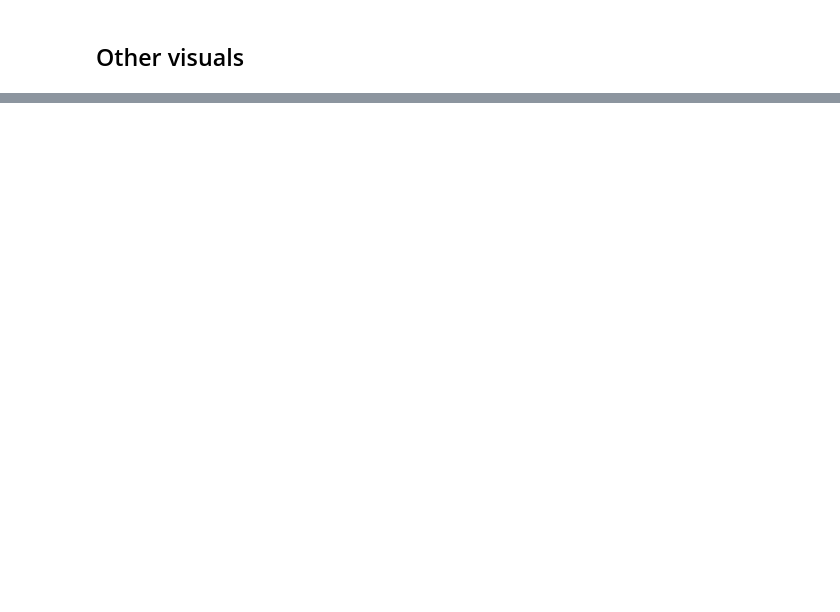
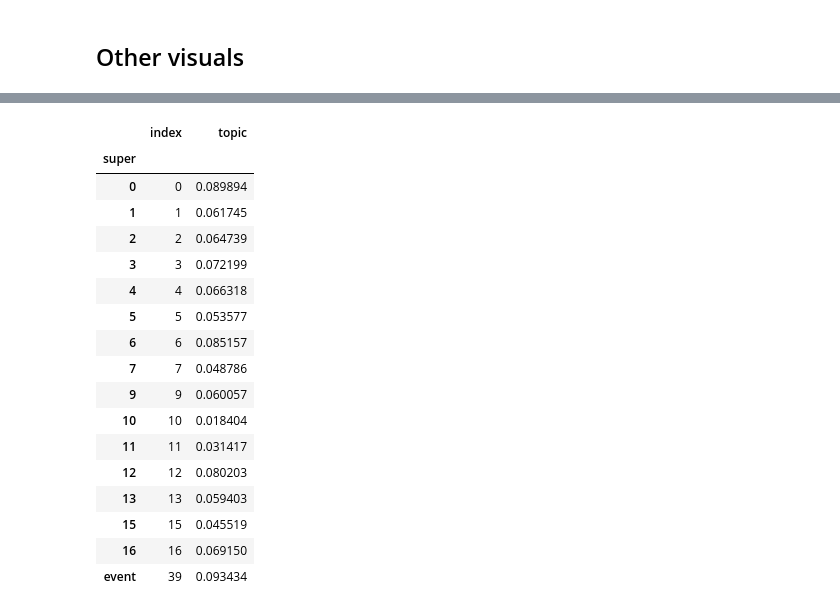
Before and after one commit to rjh336/craigslist-topics, a Jupyter notebook: notebooks/NMF.ipynb, the cells around one changed output, grey strips where cells are left out. Saved outputs shown, nothing was run; the diff lists cells and outputs as text; code cells hidden in the pictures; blank space fills up the shorter version.

```diff
--- a/notebooks/NMF.ipynb
+++ b/notebooks/NMF.ipynb
@@ -311 +312,28 @@ app_df.to_json("../data/app_data.json")
+# %%
+topic_pcts = df.topic.value_counts().reset_index()
+topic_pcts.topic = topic_pcts.topic.apply(lambda x: x/df.shape[0])
+topic_pcts['super'] = np.zeros(len(topic_pcts))
+topic_pcts['super'] = topic_pcts['index'].apply(lambda x:"svcs" if x in [1,2,5,7,10,11,15] else "musicians")
+topic_pcts['super'] = topic_pcts['index'].apply(lambda x:"event" if x in [8,17,14] else x)
+# %%
+topic_pcts.groupby(['super']).sum()
+# %% [output]
+|  | index | topic |
+| super |  |  |
+| 0 | 0 | 0.089894 |
+| 1 | 1 | 0.061745 |
+| 2 | 2 | 0.064739 |
+| 3 | 3 | 0.072199 |
+| 4 | 4 | 0.066318 |
+| 5 | 5 | 0.053577 |
+| 6 | 6 | 0.085157 |
+| 7 | 7 | 0.048786 |
+| 9 | 9 | 0.060057 |
+| 10 | 10 | 0.018404 |
+| 11 | 11 | 0.031417 |
+| 12 | 12 | 0.080203 |
+| 13 | 13 | 0.059403 |
+| 15 | 15 | 0.045519 |
+| 16 | 16 | 0.069150 |
+| event | 39 | 0.093434 |
 # %%
```
Also changed, not shown: parts of 33 cells of this notebook, 4 other files.
